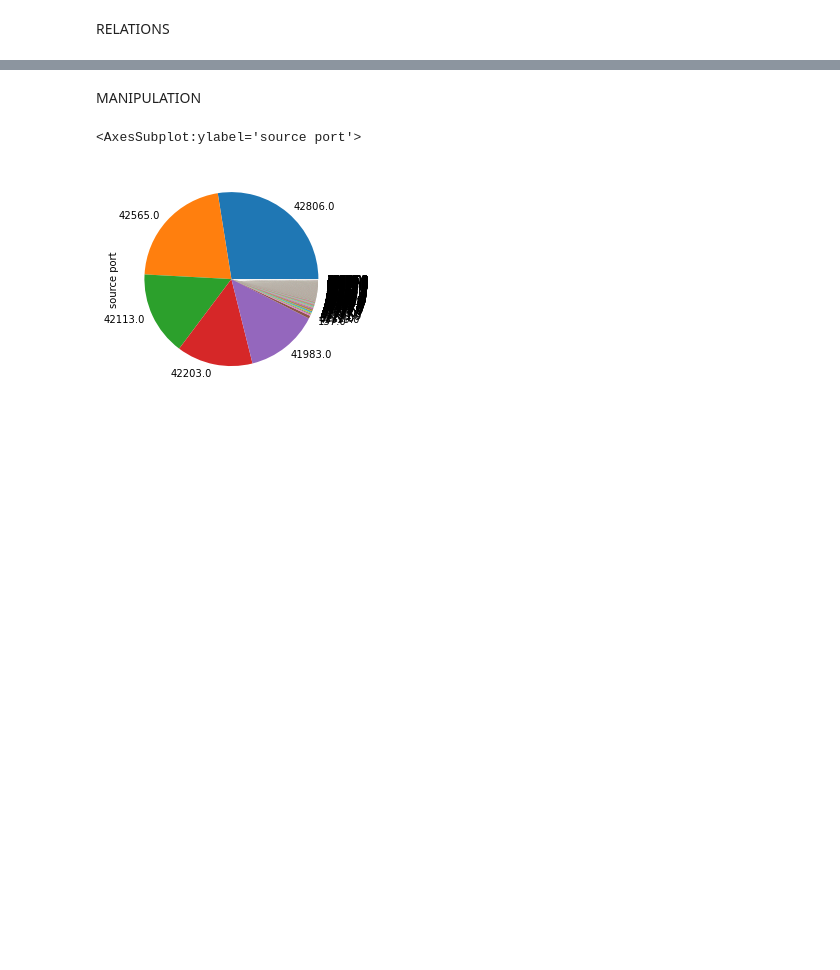
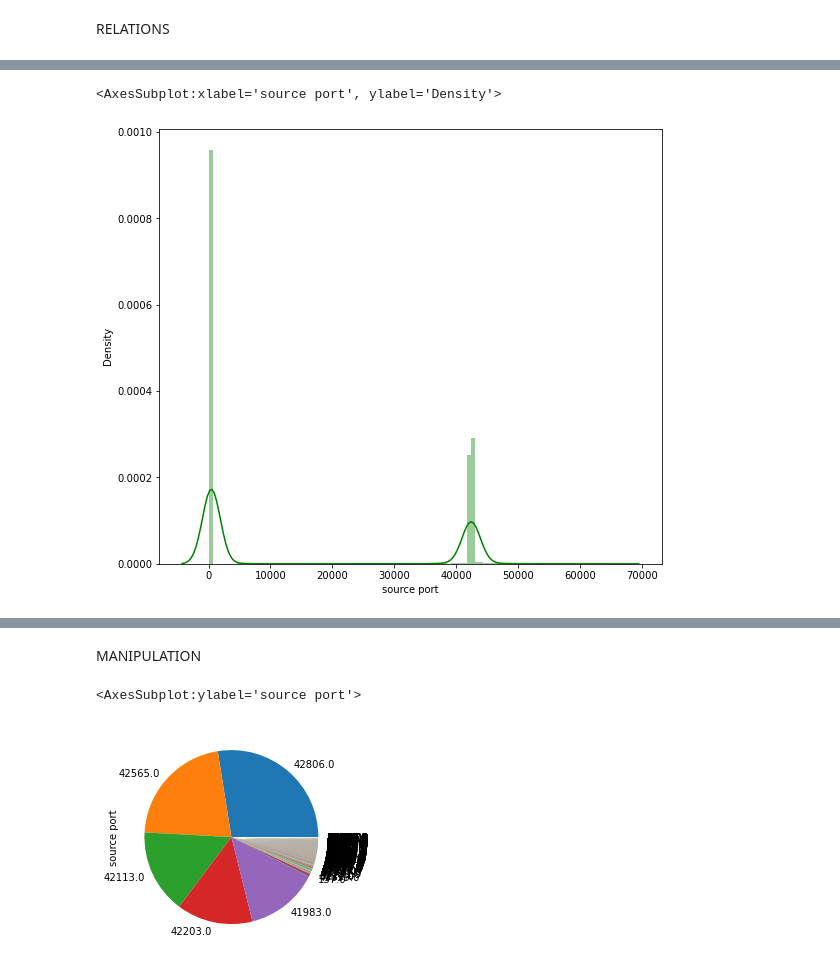
Before and after one commit to ghalibbajwa/Streaming-Detection-Using-Packet-Data, a Jupyter notebook: EDA.ipynb, the cells around one changed output, grey strips where cells are left out. Saved outputs shown, nothing was run; the diff lists cells and outputs as text; code cells hidden in the pictures; blank space fills up the shorter version.

```diff
--- a/EDA.ipynb
+++ b/EDA.ipynb
@@ -86,0 +169,6 @@ sns.pairplot(dfshort, diag_kind = 'kde',
+# %%
+plt.figure(figsize=(9, 8))
+sns.distplot(df['source port'], color='g', bins=100, hist_kws={'alpha': 0.4})
+# %% [output]
+<AxesSubplot:xlabel='source port', ylabel='Density'>
+[figure, added]
```
Also changed, not shown: parts of 26 cells of this notebook.
